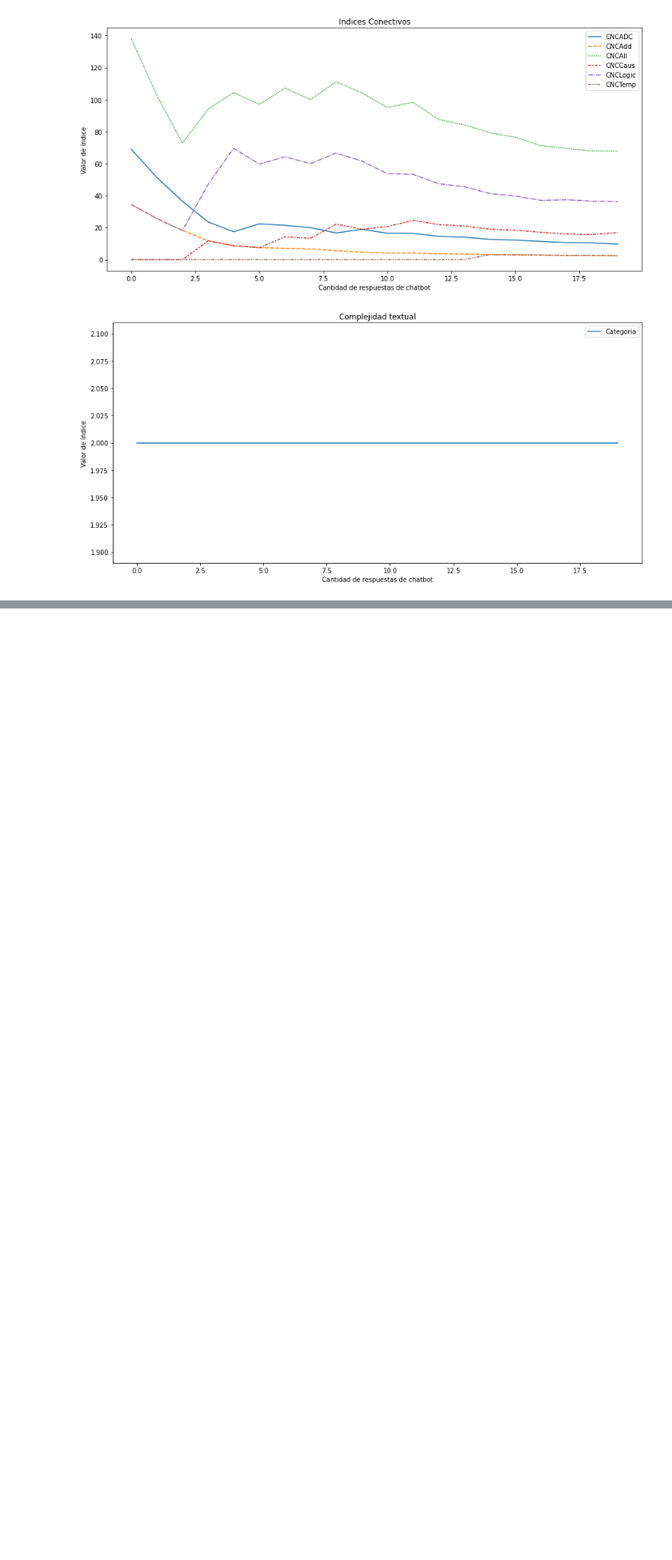
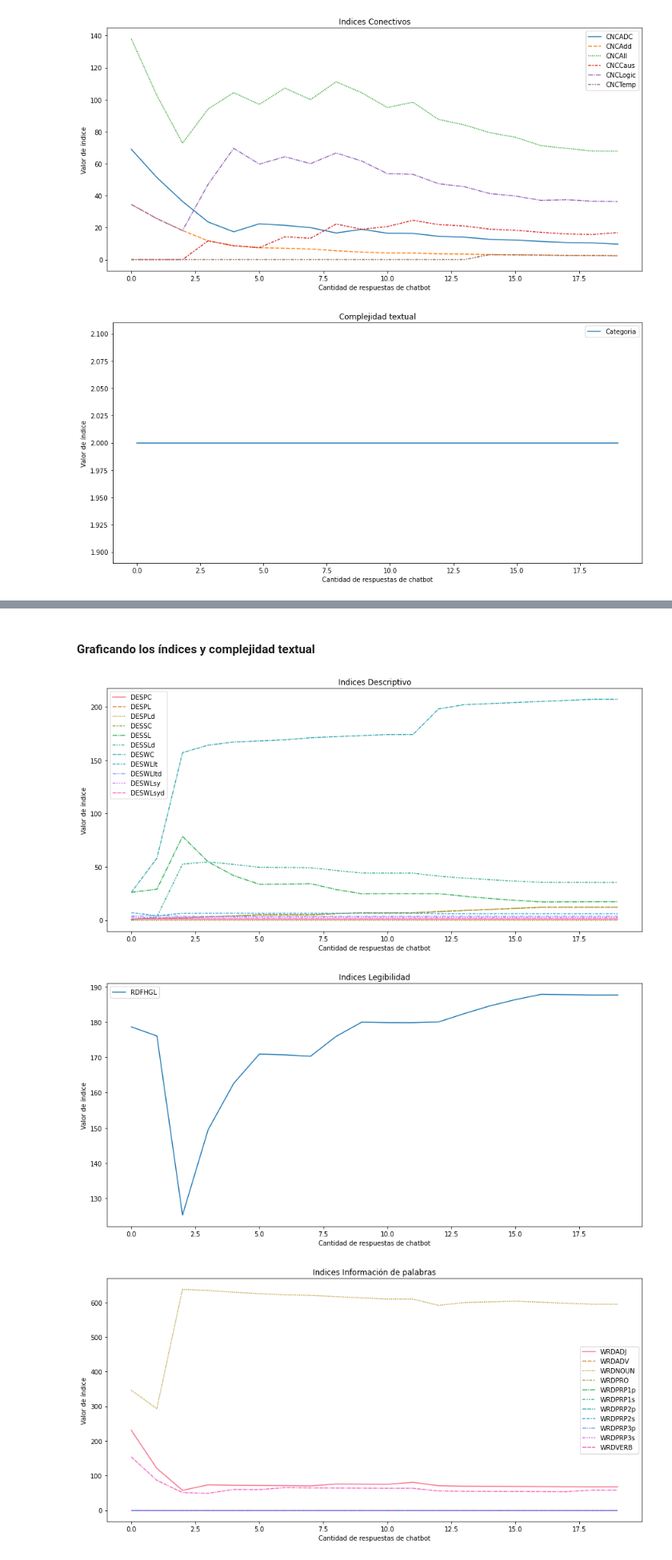
Before and after one commit to Hans03430/Tesis_Chatbot, a Jupyter notebook: notebook/modeling/Entrenamiento de Chatbot por Tópicos.ipynb, the cells around one changed output, grey strips where cells are left out. Shown at 80% size. Saved outputs shown, nothing was run; the diff lists cells and outputs as text; code cells hidden in the pictures; blank space fills up the shorter version.

```diff
--- a/notebook/modeling/Entrenamiento de Chatbot por Tópicos.ipynb
+++ b/notebook/modeling/Entrenamiento de Chatbot por Tópicos.ipynb
@@ -309,0 +347,2 @@ draw_indices(indices)
+# %%
+indices = calculate_chatbots_responses_cm_indices(chatbot_responses)
@@ -309,0 +367,8 @@ draw_indices(indices)
+# %% [markdown]
+#### Graficando los índices y complejidad textual
+# %%
+draw_indices(indices)
+# %% [output]
+[figure, added]
+[figure, added]
+[figure, added]
```
Also changed, not shown: parts of 24 cells of this notebook, 4 other files.
